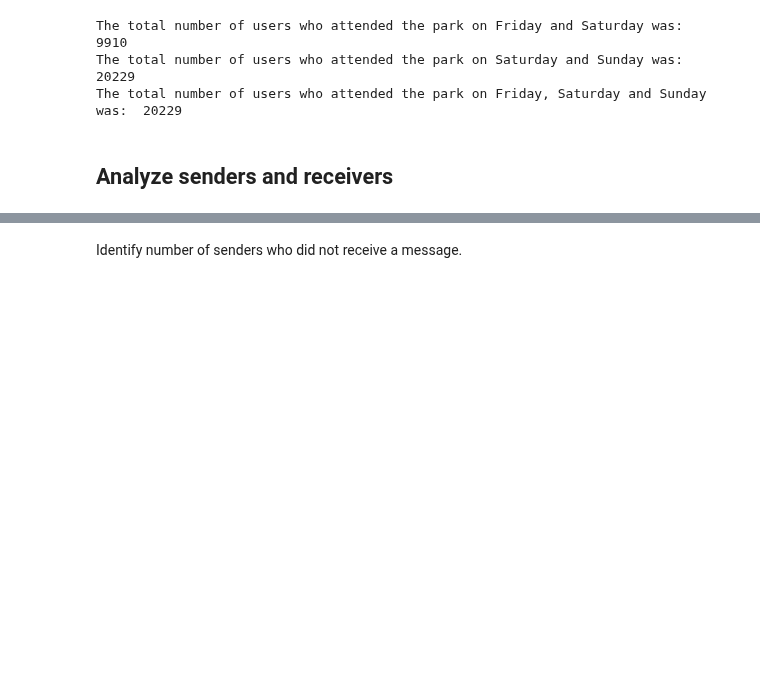
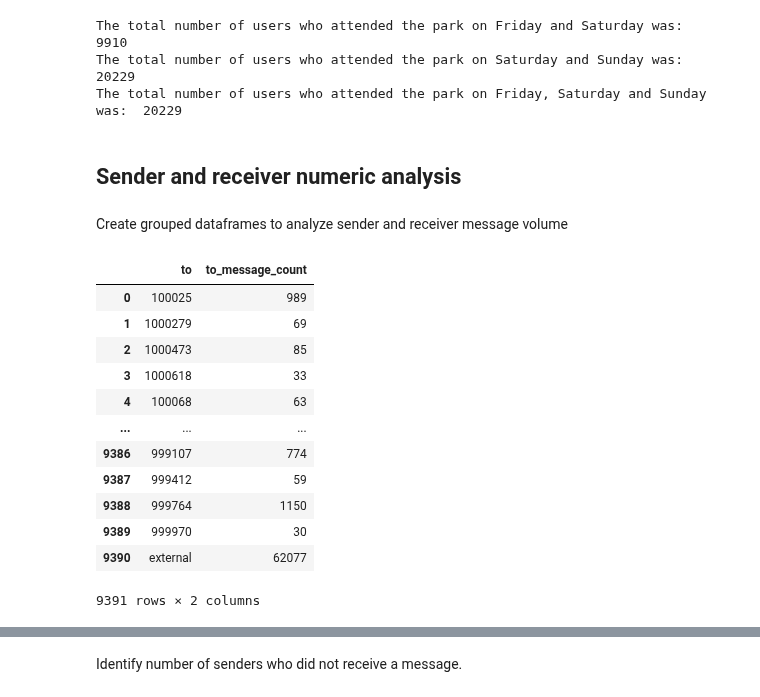
Before and after one commit to benkarabinus/nerdy_data_stuff, a Jupyter notebook: DU/COMP4449/FinalProject/Notebooks/FinalProjectEDA.ipynb, the cells around one changed output, grey strips where cells are left out. Saved outputs shown, nothing was run; the diff lists cells and outputs as text; code cells hidden in the pictures; blank space fills up the shorter version.

```diff
--- a/DU/COMP4449/FinalProject/Notebooks/FinalProjectEDA.ipynb
+++ b/DU/COMP4449/FinalProject/Notebooks/FinalProjectEDA.ipynb
@@ -262,9 +268,9 @@ dtype: object
 """convert from column to type object (string)"""
 
 # convert column
-friday =  friday.astype({'to':'object'})
-saturday = saturday.astype({'to': 'object'})
-sunday = sunday.astype({'to':'object'})
+friday =  friday.astype({'from':'object'})
+saturday = saturday.astype({'from': 'object'})
+sunday = sunday.astype({'from':'object'})
 
 # verify conversion
 print(friday.dtypes)
@@ -402,5 +409,29 @@ print("The total number of users who attended the park on Friday, Saturday and S
 The total number of users who attended the park on Friday and Saturday was:  9910
 The total number of users who attended the park on Saturday and Sunday was:  20229
 The total number of users who attended the park on Friday, Saturday and Sunday was:  20229
-# %% [markdown]
-## Analyze senders and receivers
+# %% [markdown]
+## Sender and receiver numeric analysis
+# %% [markdown]
+Create grouped dataframes to analyze sender and receiver message volume
+# %%
+"""group data by "from" and "to" columns to analyze which users sen and received the most messages"""
+#messages_count = pd.DataFrame(combined.groupby(by=['from', 'to']).size(), columns=['message_count'])
+#messages_count.reset_index(inplace=True)
+from_messages_count = pd.DataFrame(combined.groupby(by=['from']).size(), columns=['from_message_count'])
+from_messages_count.reset_index()
+to_messages_count = pd.DataFrame(combined.groupby(by=['to']).size(), columns=['to_message_count'])
+to_messages_count.reset_index()
+# %% [output]
+|  | to | to_message_count |
+| 0 | 100025 | 989 |
+| 1 | 1000279 | 69 |
+| 2 | 1000473 | 85 |
+| 3 | 1000618 | 33 |
+| 4 | 100068 | 63 |
+| ... | ... | ... |
+| 9386 | 999107 | 774 |
+| 9387 | 999412 | 59 |
+| 9388 | 999764 | 1150 |
+| 9389 | 999970 | 30 |
+| 9390 | external | 62077 |
+9391 rows × 2 columns
```
Also changed, not shown: parts of 30 cells of this notebook.
